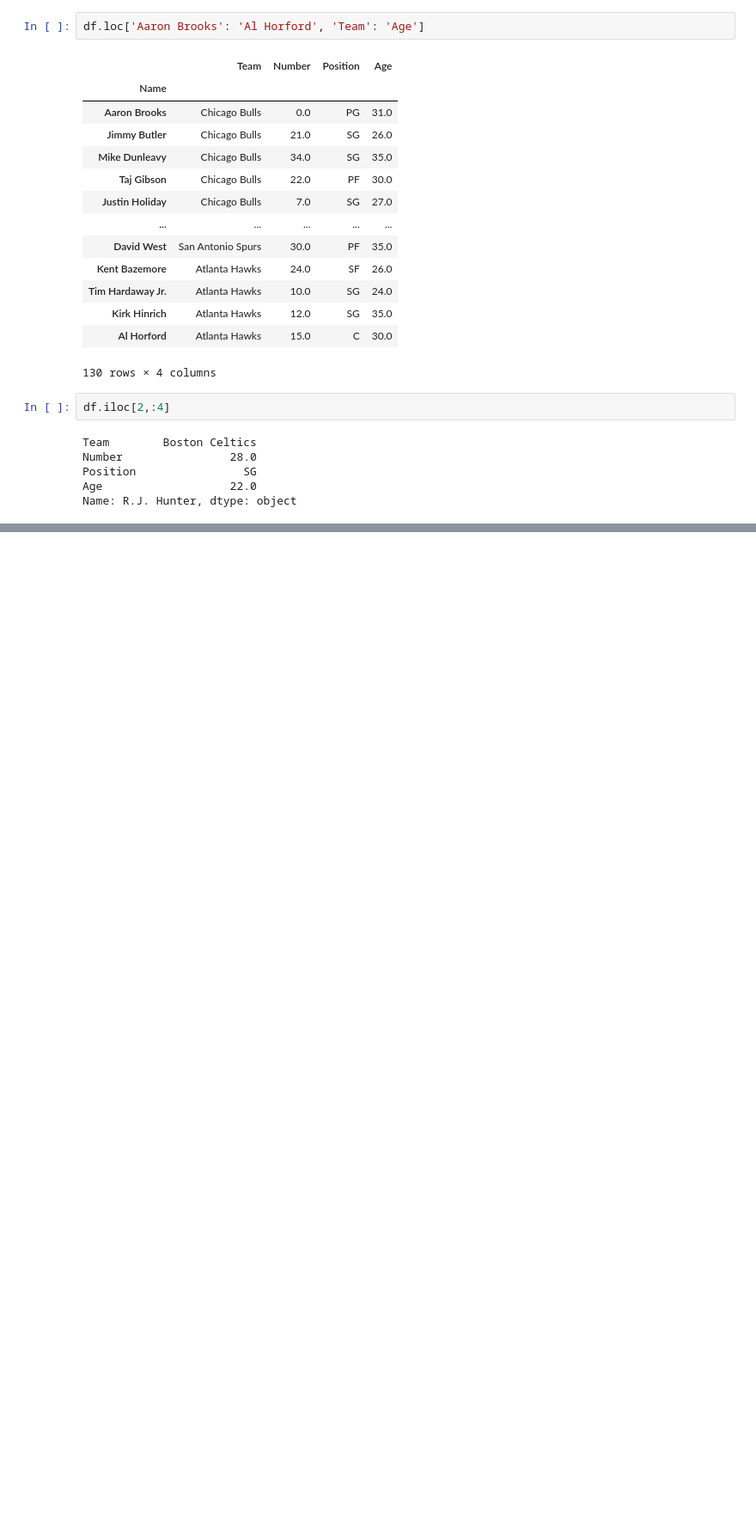
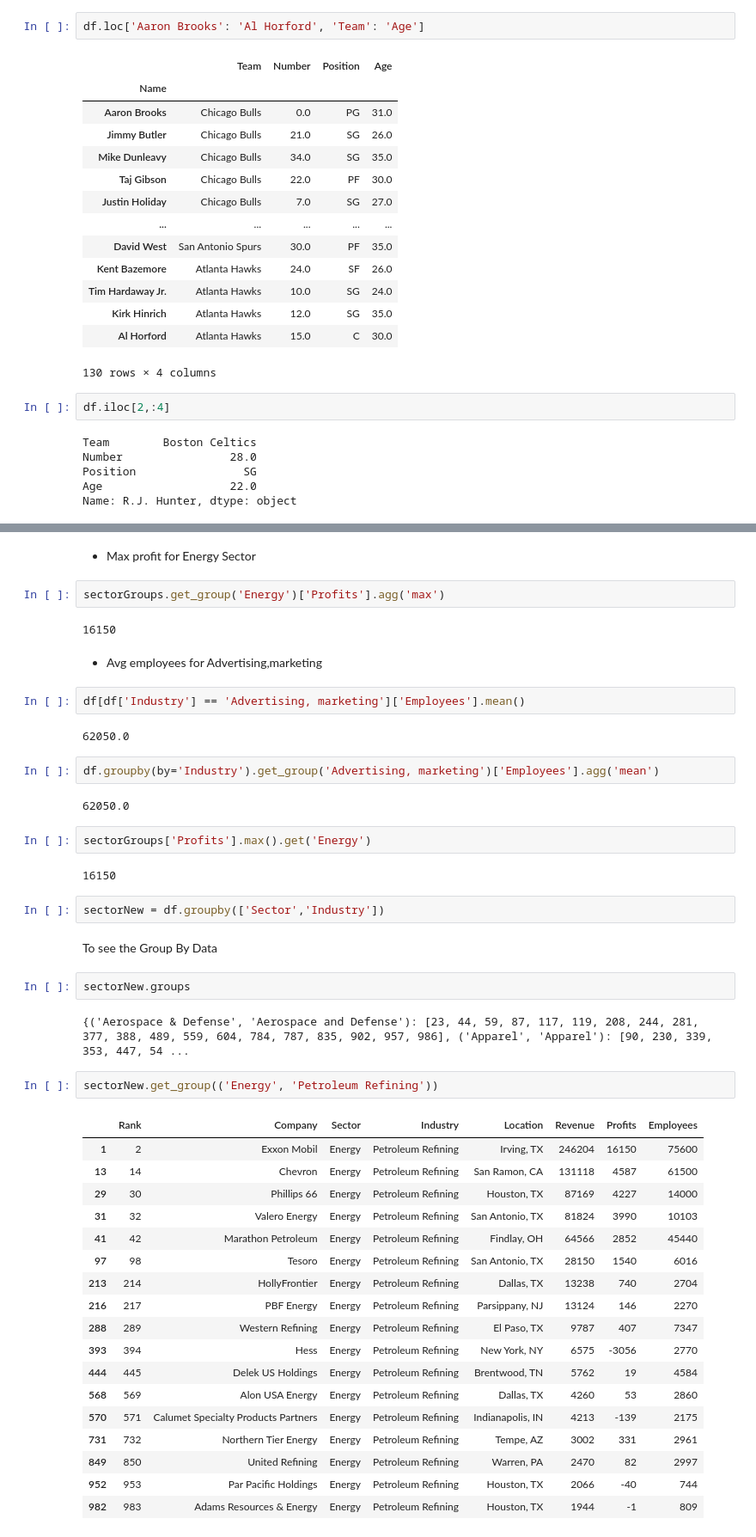
Before and after one commit to ShashankRajSara/Data-Engineering, a Jupyter notebook: Python/pandas.ipynb, the cells around one changed output, grey strips where cells are left out. Shown: that part at 86% size. Saved outputs shown, nothing was run; the diff lists cells and outputs as text; blank space fills up the shorter version.

```diff
--- a/Python/pandas.ipynb
+++ b/Python/pandas.ipynb
@@ -1260,0 +1913,49 @@ Name: R.J. Hunter, dtype: object
+# %% [markdown]
+- Max profit for Energy Sector
+# %%
+sectorGroups.get_group('Energy')['Profits'].agg('max')
+# %% [output]
+16150
+# %% [markdown]
+- Avg employees for Advertising,marketing
+# %%
+df[df['Industry'] == 'Advertising, marketing']['Employees'].mean()
+# %% [output]
+62050.0
+# %%
+df.groupby(by='Industry').get_group('Advertising, marketing')['Employees'].agg('mean')
+# %% [output]
+62050.0
+# %%
+sectorGroups['Profits'].max().get('Energy')
+# %% [output]
+16150
+# %%
+sectorNew = df.groupby(['Sector','Industry'])
+# %% [markdown]
+To see the Group By Data
+# %%
+sectorNew.groups
+# %% [output]
+{('Aerospace & Defense', 'Aerospace and Defense'): [23, 44, 59, 87, 117, 119, 208, 244, 281, 377, 388, 489, 559, 604, 784, 787, 835, 902, 957, 986], ('Apparel', 'Apparel'): [90, 230, 339, 353, 447, 54 ...
+# %%
+sectorNew.get_group(('Energy', 'Petroleum Refining'))
+# %% [output]
+|  | Rank | Company | Sector | Industry | Location | Revenue | Profits | Employees |
+| 1 | 2 | Exxon Mobil | Energy | Petroleum Refining | Irving, TX | 246204 | 16150 | 75600 |
+| 13 | 14 | Chevron | Energy | Petroleum Refining | San Ramon, CA | 131118 | 4587 | 61500 |
+| 29 | 30 | Phillips 66 | Energy | Petroleum Refining | Houston, TX | 87169 | 4227 | 14000 |
+| 31 | 32 | Valero Energy | Energy | Petroleum Refining | San Antonio, TX | 81824 | 3990 | 10103 |
+| 41 | 42 | Marathon Petroleum | Energy | Petroleum Refining | Findlay, OH | 64566 | 2852 | 45440 |
+| 97 | 98 | Tesoro | Energy | Petroleum Refining | San Antonio, TX | 28150 | 1540 | 6016 |
+| 213 | 214 | HollyFrontier | Energy | Petroleum Refining | Dallas, TX | 13238 | 740 | 2704 |
+| 216 | 217 | PBF Energy | Energy | Petroleum Refining | Parsippany, NJ | 13124 | 146 | 2270 |
+| 288 | 289 | Western Refining | Energy | Petroleum Refining | El Paso, TX | 9787 | 407 | 7347 |
+| 393 | 394 | Hess | Energy | Petroleum Refining | New York, NY | 6575 | -3056 | 2770 |
+| 444 | 445 | Delek US Holdings | Energy | Petroleum Refining | Brentwood, TN | 5762 | 19 | 4584 |
+| 568 | 569 | Alon USA Energy | Energy | Petroleum Refining | Dallas, TX | 4260 | 53 | 2860 |
+| 570 | 571 | Calumet Specialty Products Partners | Energy | Petroleum Refining | Indianapolis, IN | 4213 | -139 | 2175 |
+| 731 | 732 | Northern Tier Energy | Energy | Petroleum Refining | Tempe, AZ | 3002 | 331 | 2961 |
+| 849 | 850 | United Refining | Energy | Petroleum Refining | Warren, PA | 2470 | 82 | 2997 |
+| 952 | 953 | Par Pacific Holdings | Energy | Petroleum Refining | Houston, TX | 2066 | -40 | 744 |
+| 982 | 983 | Adams Resources & Energy | Energy | Petroleum Refining | Houston, TX | 1944 | -1 | 809 |
```
Also changed, not shown: parts of 112 cells of this notebook, 29 other files.
